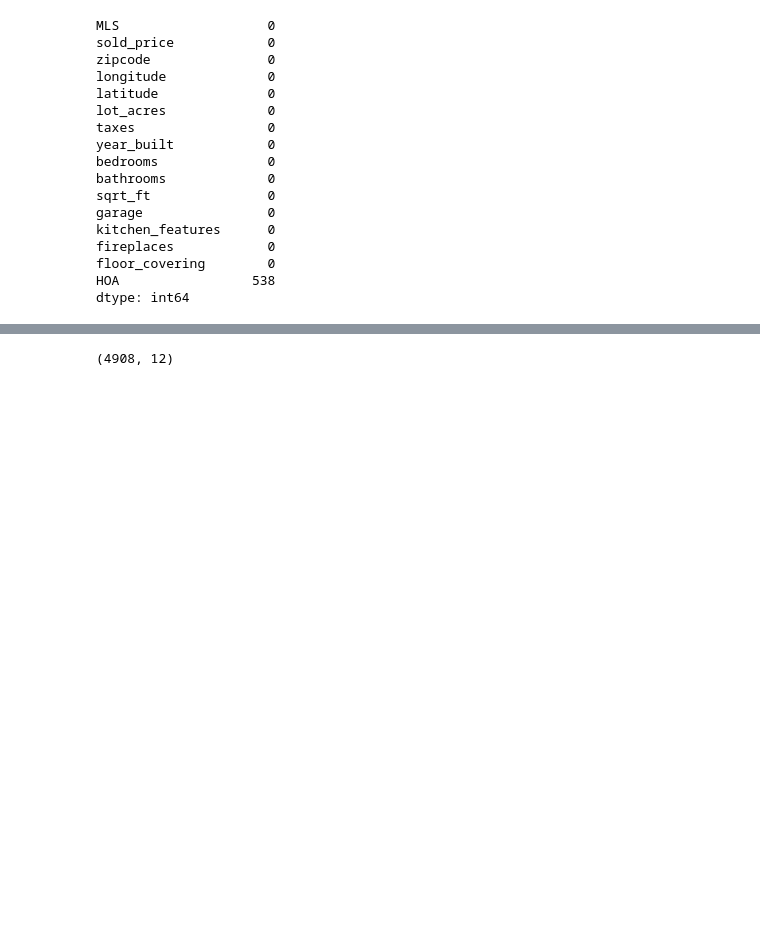
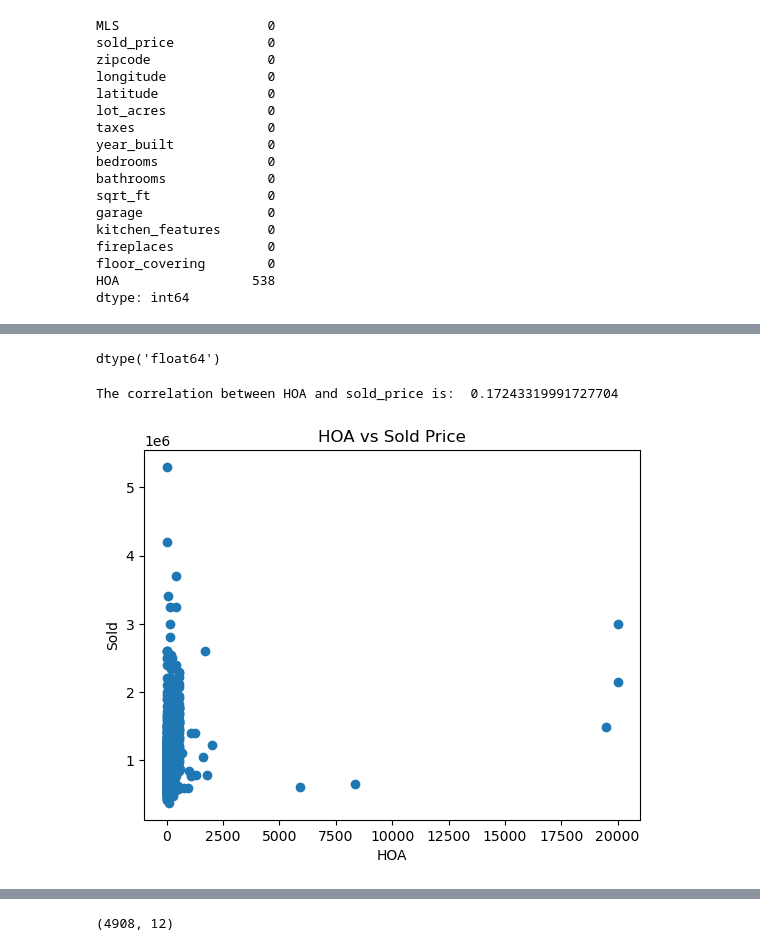
Before and after one commit to ItsOyondi/TC-Data-Cleaning-Project1, a Jupyter notebook: Assign1_C_EDA.ipynb, the cells around one changed output, grey strips where cells are left out. Drawn from its saved outputs; the diff is of its cells as text; code cells hidden in the pictures; blank space fills up the shorter version.

```diff
--- a/Assign1_C_EDA.ipynb
+++ b/Assign1_C_EDA.ipynb
@@ -135 +180,18 @@ dtype: int64
+# %%
+df2.HOA.dtype
+# %% [output]
+dtype('float64')
+# %%
+#find correlation
+correlation = df2['HOA'].corr(df2['sold_price'])
+print(f"The correlation between HOA and sold_price is:  {correlation}")
+#Plot graph of HOA against sold_price
+plt.scatter(df2['HOA'], df2['sold_price'])
+plt.title('HOA vs Sold Price')
+plt.xlabel('HOA')
+plt.ylabel('Sold')
+plt.show()
+# %% [output]
+The correlation between HOA and sold_price is:  0.17243319991727704
+[figure, added]
 # %%
```
Also changed, not shown: parts of 42 cells of this notebook, 1 other file.
